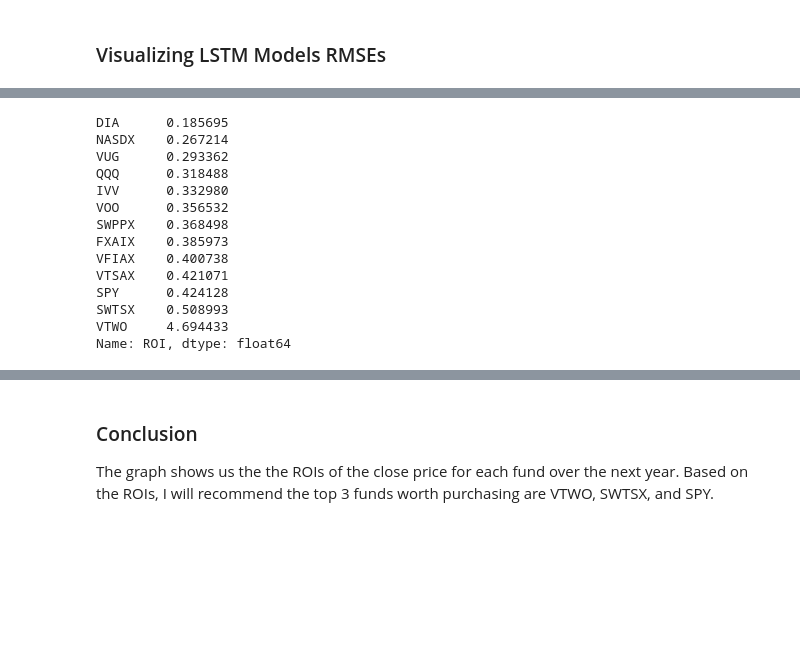
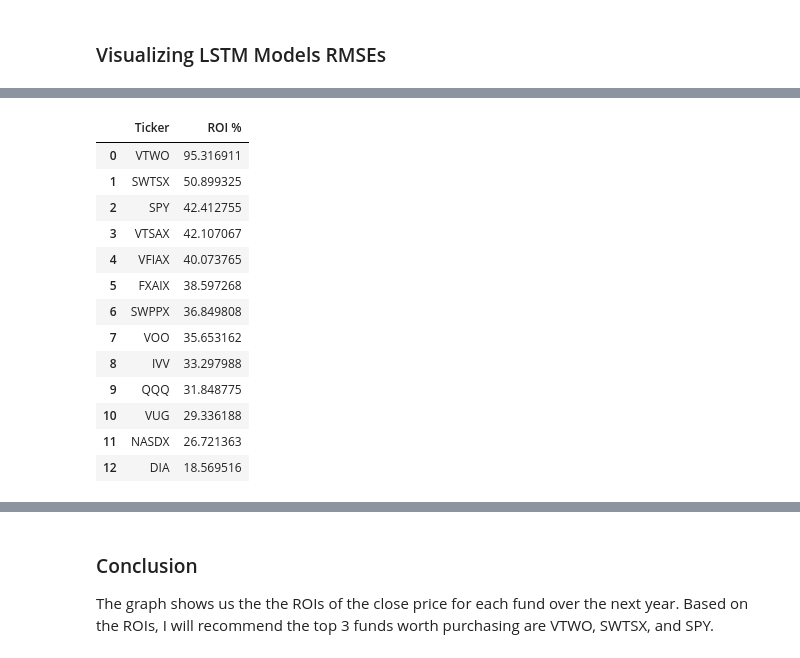
Before and after one commit to j-vasquez21/Stock-Forecasting, a Jupyter notebook: Evaluation.ipynb, the cells around one changed output, grey strips where cells are left out. Cells and saved outputs as stored; diff of their text form; code cells hidden in the pictures; blank space fills up the shorter version.

```diff
--- a/Evaluation.ipynb
+++ b/Evaluation.ipynb
@@ -119,17 +153,21 @@ sorted_roi = rois_df['ROI'].sort_values(ascending=True)
-# %%
-sorted_roi
-# %% [output]
-DIA      0.185695
-NASDX    0.267214
-VUG      0.293362
-QQQ      0.318488
-IVV      0.332980
-VOO      0.356532
-SWPPX    0.368498
-FXAIX    0.385973
-VFIAX    0.400738
-VTSAX    0.421071
-SPY      0.424128
-SWTSX    0.508993
-VTWO     4.694433
-Name: ROI, dtype: float64
+# %%
+sorted_roi = rois_df['ROI %'].sort_values(ascending=False)
+sorted_roi = pd.DataFrame(sorted_roi).reset_index()
+sorted_roi.columns = ['Ticker','ROI %']
+sorted_roi['ROI %'] = sorted_roi['ROI %']*100
+sorted_roi
+# %% [output]
+|  | Ticker | ROI % |
+| 0 | VTWO | 95.316911 |
+| 1 | SWTSX | 50.899325 |
+| 2 | SPY | 42.412755 |
+| 3 | VTSAX | 42.107067 |
+| 4 | VFIAX | 40.073765 |
+| 5 | FXAIX | 38.597268 |
+| 6 | SWPPX | 36.849808 |
+| 7 | VOO | 35.653162 |
+| 8 | IVV | 33.297988 |
+| 9 | QQQ | 31.848775 |
+| 10 | VUG | 29.336188 |
+| 11 | NASDX | 26.721363 |
+| 12 | DIA | 18.569516 |
```
Also changed, not shown: parts of 16 cells of this notebook, 24 other files.
